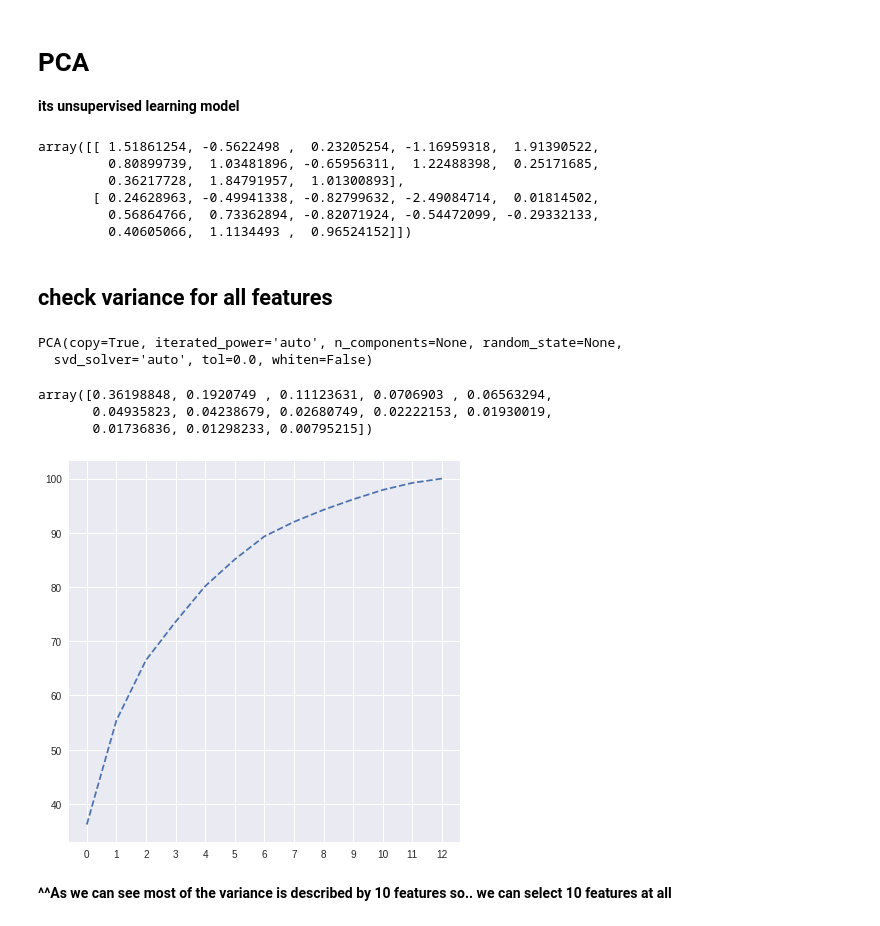
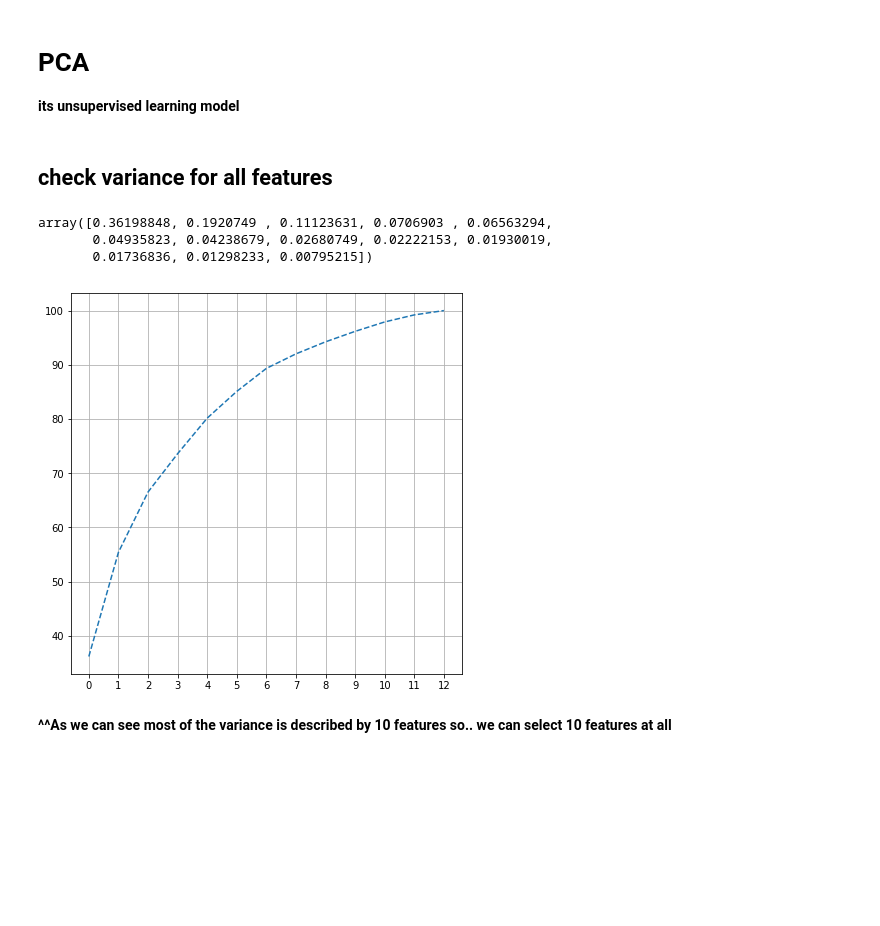
Before and after one commit to noushadkhan01/Projects, a Jupyter notebook: Machine-Learning/Dimensionality-Reduction-Techniques/PCA- LDA/PCA,_LDA_on_multi_class_wine_dataset.ipynb, the cells around one changed output. Saved outputs shown, nothing was run; the diff lists cells and outputs as text; code cells hidden in the pictures; blank space fills up the shorter version.

```diff
--- a/Machine-Learning/Dimensionality-Reduction-Techniques/PCA- LDA/PCA,_LDA_on_multi_class_wine_dataset.ipynb
+++ b/Machine-Learning/Dimensionality-Reduction-Techniques/PCA- LDA/PCA,_LDA_on_multi_class_wine_dataset.ipynb
@@ -102,0 +88,2 @@ SVM: 0.172876 (0.186266)
+# %%
+X_scaled = StandardScaler().fit_transform(X)
@@ -180,26 +134,12 @@ variance in scores for 10 fold cross-validationn for LogisticRegression:-- 0.052
 **its unsupervised learning model**
 # %%
 from sklearn.decomposition import PCA
-# %%
-from get_scaled_features import get_scaled_features
-X_scaled = get_scaled_features(X, all_data = True)
-X_scaled[:2]
-# %% [output]
-array([[ 1.51861254, -0.5622498 ,  0.23205254, -1.16959318,  1.91390522,
-         0.80899739,  1.03481896, -0.65956311,  1.22488398,  0.25171685,
-         0.36217728,  1.84791957,  1.01300893],
-       [ 0.24628963, -0.49941338, -0.82799632, -2.49084714,  0.01814502,
-         0.56864766,  0.73362894, -0.82071924, -0.54472099, -0.29332133,
-         0.40605066,  1.1134493 ,  0.96524152]])
 # %% [markdown]
 ## check variance for all features
 # %%
 from sklearn.decomposition import PCA
 pca = PCA()
-pca.fit(X_scaled)
+X_pca = pca.fit_transform(X_scaled)
-# %% [output]
-PCA(copy=True, iterated_power='auto', n_components=None, random_state=None,
-  svd_solver='auto', tol=0.0, whiten=False)
 # %%
 variance = pca.explained_variance_ratio_
 variance
@@ -210,16 +150,17 @@ array([0.36198848, 0.1920749 , 0.11123631, 0.0706903 , 0.06563294,
 # %%
 def plot_variance(variance, figsize = (7, 7), linestyle = '-'):
   import numpy as np
   import matplotlib.pyplot as plt
   import math
   cum_variance = np.cumsum(variance)*100
   cum_variance
   plt.figure(figsize = figsize)
   plt.plot(cum_variance, linestyle = linestyle)
   plt.xticks(range(len(variance)))
 plot_variance(variance, linestyle = '--')
+plt.grid()
 # %% [output]
-[figure, old version]
+[figure, new version]
 # %% [markdown]
 **^^As we can see most of the variance is described by 10 features so.. we can select 10 features at all**
 # %% [markdown]
```
Also changed, not shown: parts of 33 cells of this notebook.
